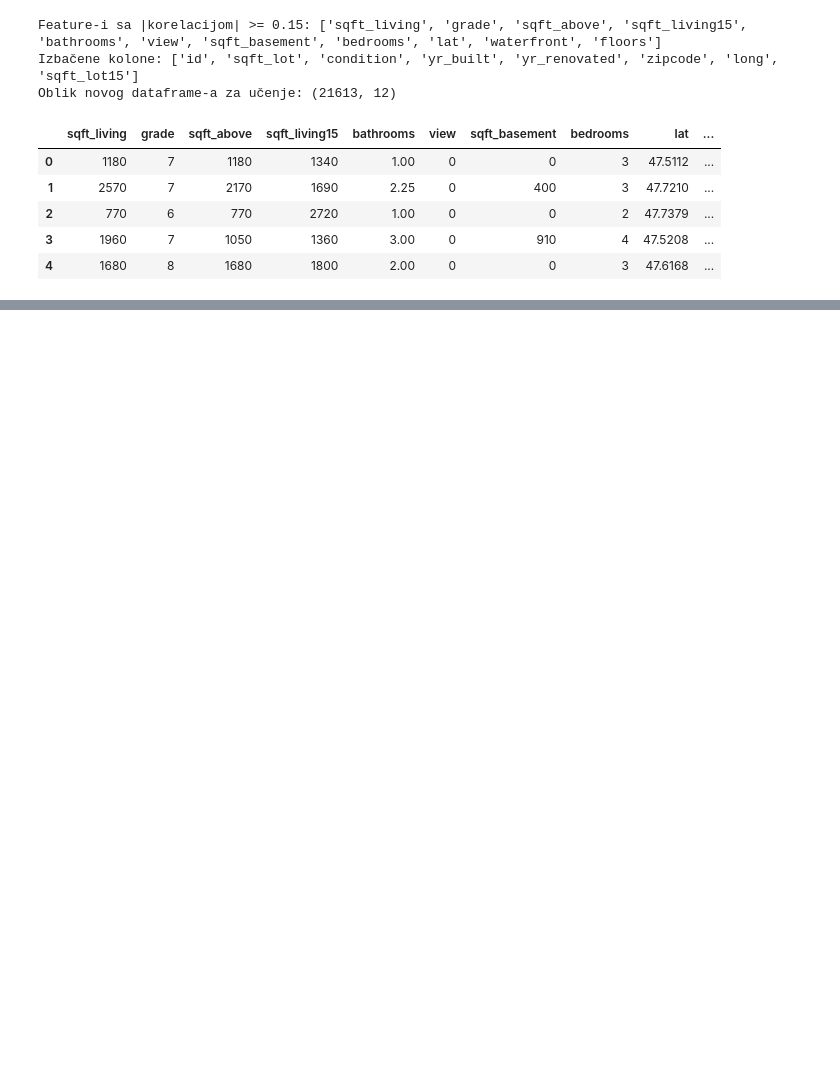
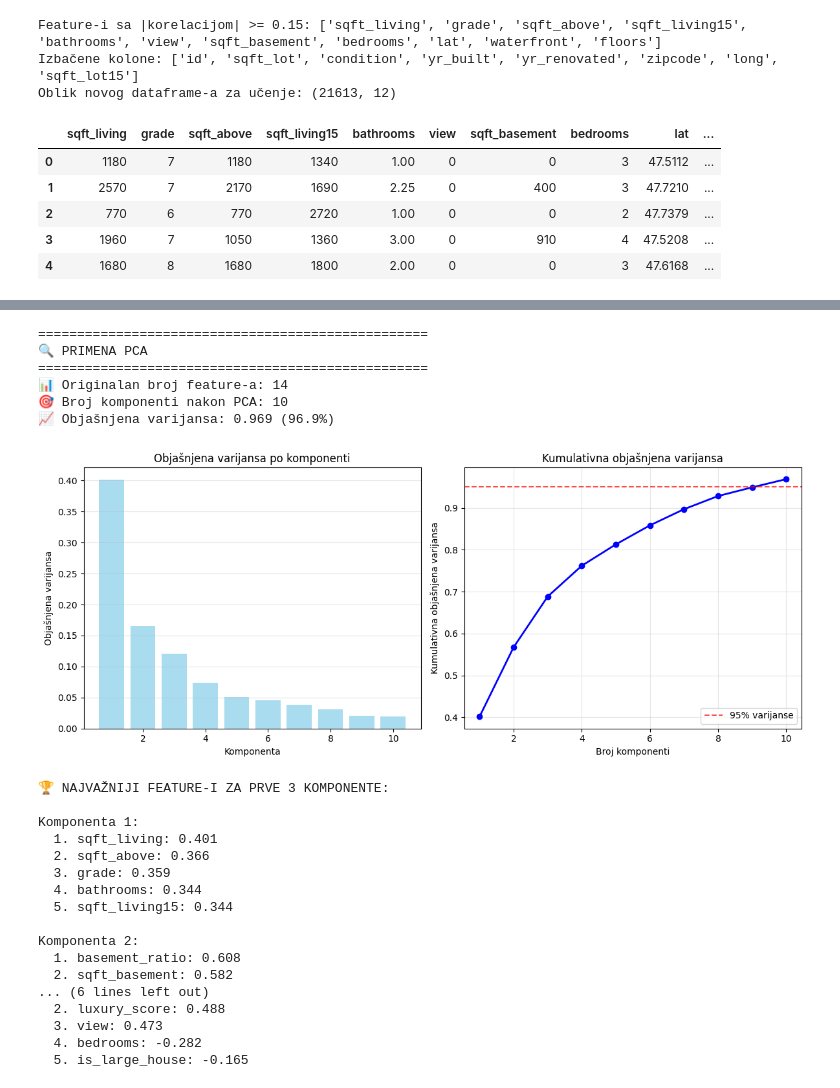
Before and after one commit to MihailoVukorep/mu1_proj, a Jupyter notebook: main.ipynb, the cells around one changed output, grey strips where cells are left out. Cells and saved outputs as stored; diff of their text form; code cells hidden in the pictures; blank space fills up the shorter version.

```diff
--- a/main.ipynb
+++ b/main.ipynb
@@ -803,14 +106,7 @@ if data is not None:
 CORELATION_LIMIT = 0.15
 
 if data is not None:
-    selected_features = price_corr[price_corr.abs() >= CORELATION_LIMIT].index.tolist()
-    print(f"Feature-i sa |korelacijom| >= {CORELATION_LIMIT}: {selected_features}")
-
-    dropped_features = [col for col in numeric_data.columns if col not in selected_features + ['price']]
-    print(f"Izbačene kolone: {dropped_features}")
-
-    selected_df = data[selected_features + ['price']]
-    print(f"Oblik novog dataframe-a za učenje: {selected_df.shape}")
+    selected_df, selected_features, dropped_features = select_features_by_correlation(data, CORELATION_LIMIT)
     display(selected_df.head())
 # %% [output]
 Feature-i sa |korelacijom| >= 0.15: ['sqft_living', 'grade', 'sqft_above', 'sqft_living15', 'bathrooms', 'view', 'sqft_basement', 'bedrooms', 'lat', 'waterfront', 'floors']
@@ -822,3 +118,10 @@ Oblik novog dataframe-a za učenje: (21613, 12)
 | 2 | 770 | 6 | 770 | 2720 | 1.00 | 0 | 0 | 2 | 47.7379 | ... |
 | 3 | 1960 | 7 | 1050 | 1360 | 3.00 | 0 | 910 | 4 | 47.5208 | ... |
 | 4 | 1680 | 8 | 1680 | 1800 | 2.00 | 0 | 0 | 3 | 47.6168 | ... |
+# %%
+# ===================================================================
+# 3. PRIPREMA PODATAKA
+# ===================================================================
+
+if selected_df is not None:
+    X_train, X_test, y_train, y_test, X_train_scaled, X_test_scaled, scaler = preprocess_data(selected_df)
@@ -825,10 +143,35 @@ Oblik novog dataframe-a za učenje: (21613, 12)
 # %%
 # ===================================================================
 # 4. PCA ANALIZA
 # ===================================================================
 
-if data is not None:
+if selected_df is not None:
     X_train_pca, X_test_pca, pca = apply_pca(X_train_scaled, X_test_scaled, X_train)
+# %% [output]
+==================================================
+🔍 PRIMENA PCA
+==================================================
+📊 Originalan broj feature-a: 14
+🎯 Broj komponenti nakon PCA: 10
+📈 Objašnjena varijansa: 0.969 (96.9%)
+[figure, added]
+🏆 NAJVAŽNIJI FEATURE-I ZA PRVE 3 KOMPONENTE:
+
+Komponenta 1:
+  1. sqft_living: 0.401
+  2. sqft_above: 0.366
+  3. grade: 0.359
+  4. bathrooms: 0.344
+  5. sqft_living15: 0.344
+
+Komponenta 2:
+  1. basement_ratio: 0.608
+  2. sqft_basement: 0.582
+... (6 lines left out)
+  2. luxury_score: 0.488
+  3. view: 0.473
+  4. bedrooms: -0.282
+  5. is_large_house: -0.165
 # %%
 # ===================================================================
 # 5. TRENIRANJE MODELA
```
Also changed, not shown: parts of 16 cells of this notebook, 7 other files.
